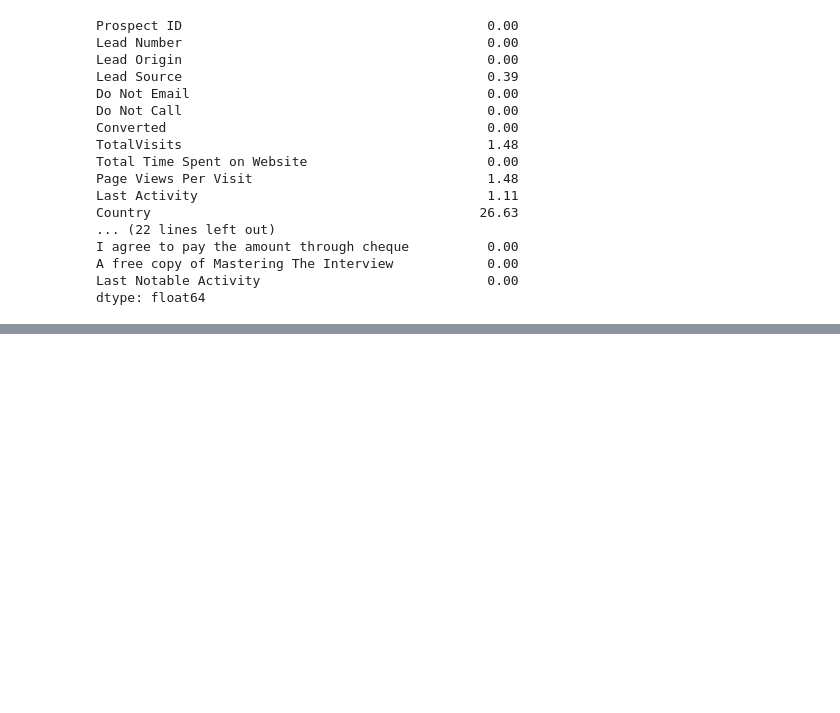
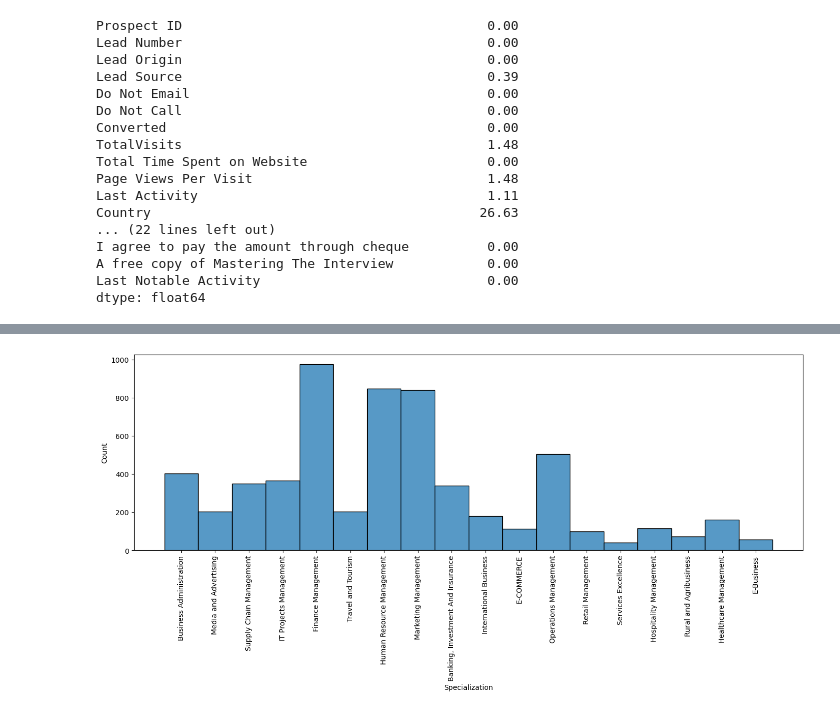
Before and after one commit to VipinNegi1003/Lead_Scoring, a Jupyter notebook: Lead_Scoring.ipynb, the cells around one changed output, grey strips where cells are left out. Cells and saved outputs as stored; diff of their text form; code cells hidden in the pictures; blank space fills up the shorter version.

Commit message:
Missing value and Outlier done

```diff
--- a/Lead_Scoring.ipynb
+++ b/Lead_Scoring.ipynb
@@ -100,3 +106,7 @@ lead_df.head()
+# %%
+# Checking for duplicates and dropping the entire duplicate row if any:-
+
+lead_df.drop_duplicates(subset=None, inplace=True)
 # %%
 # Checking for null values.
 lead_df.isnull().sum()
@@ -139,3 +149,8 @@ I agree to pay the amount through cheque          0.00
 A free copy of Mastering The Interview            0.00
 Last Notable Activity                             0.00
 dtype: float64
+# %%
+# dropping the columns with missing values greater than or equal to 39% .
+lead_df=lead_df.drop(columns=['How did you hear about X Education','Lead Quality','Lead Profile','City',
+                                  'Asymmetrique Activity Index','Asymmetrique Profile Index','Asymmetrique Activity Score',
+                                 'Asymmetrique Profile Score'])
@@ -141,0 +224,10 @@ dtype: float64
+# %%
+# visualize data
+def missing_data(cl_nm):
+    plt.figure(figsize=(17,5))
+    sns.histplot(cl_nm)
+    plt.xticks(rotation=90)
+# %%
+missing_data(lead_df.Specialization)
+# %% [output]
+[figure, added]
```
Also changed, not shown: parts of 52 cells of this notebook.
